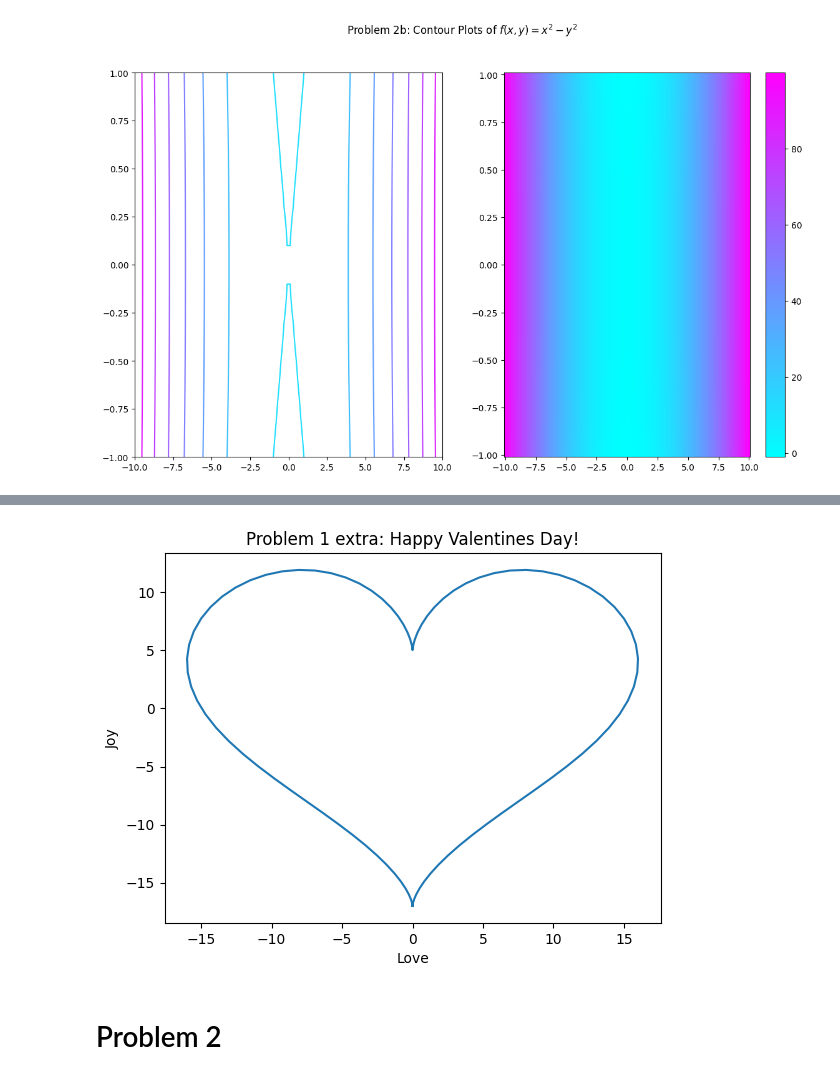
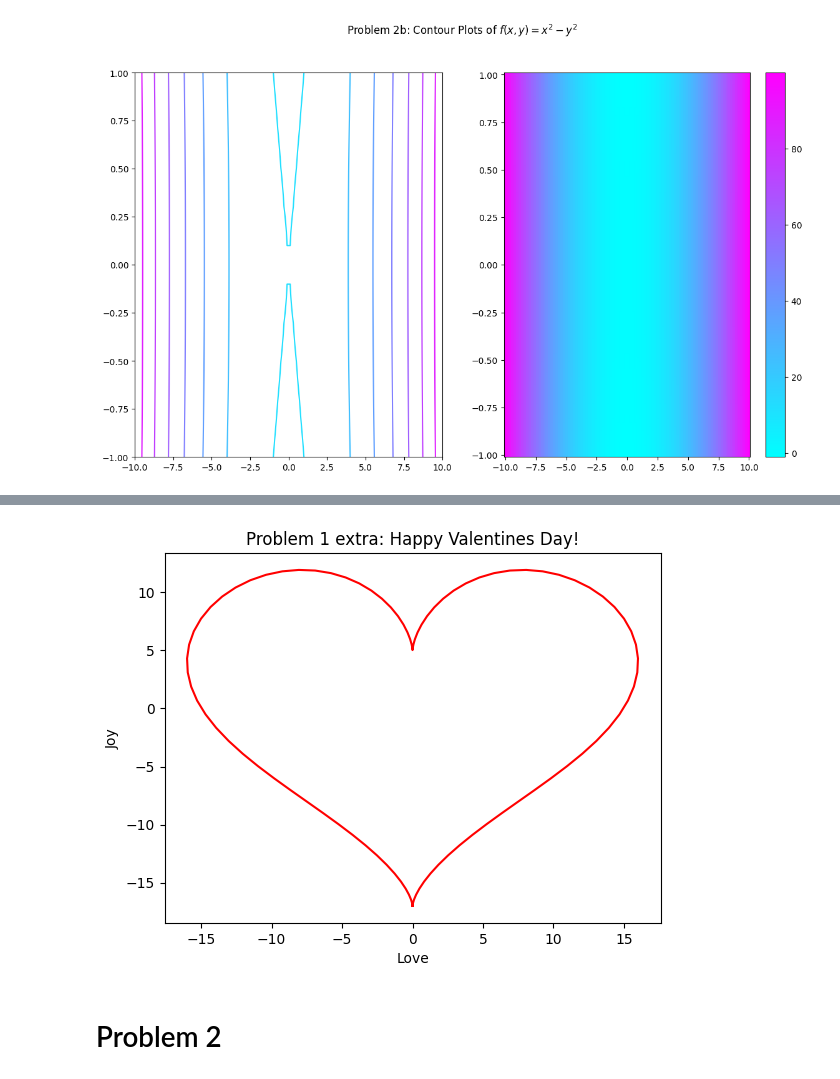
Before and after one commit to parkergeorge30/Phys41, a Jupyter notebook: HW4.ipynb, the cells around one changed output, grey strips where cells are left out. Cells and saved outputs as stored; diff of their text form; code cells hidden in the pictures.

```diff
--- a/HW4.ipynb
+++ b/HW4.ipynb
@@ -71,19 +71,19 @@ plt.show()
 # %%
 def happy_valentines_day(t):
     x = 16*np.sin(t)**3
     y = 13*np.cos(t) - 5*np.cos(2*t) - 2*np.cos(3*t) - np.cos(4*t)
     return x,y
 
 t = np.linspace(-np.pi, np.pi, 100)
 x, y = happy_valentines_day(t)
 
-plt.plot(x, y)
+plt.plot(x, y, color='red')
 plt.xlabel('Love')
 plt.ylabel('Joy')
 plt.title('Problem 1 extra: Happy Valentines Day!')
 plt.show()
 # %% [output]
-[figure, old version]
+[figure, new version]
 # %% [markdown]
 # Problem 2
 # %% [markdown]
```
Also changed, not shown: parts of 11 cells of this notebook.
